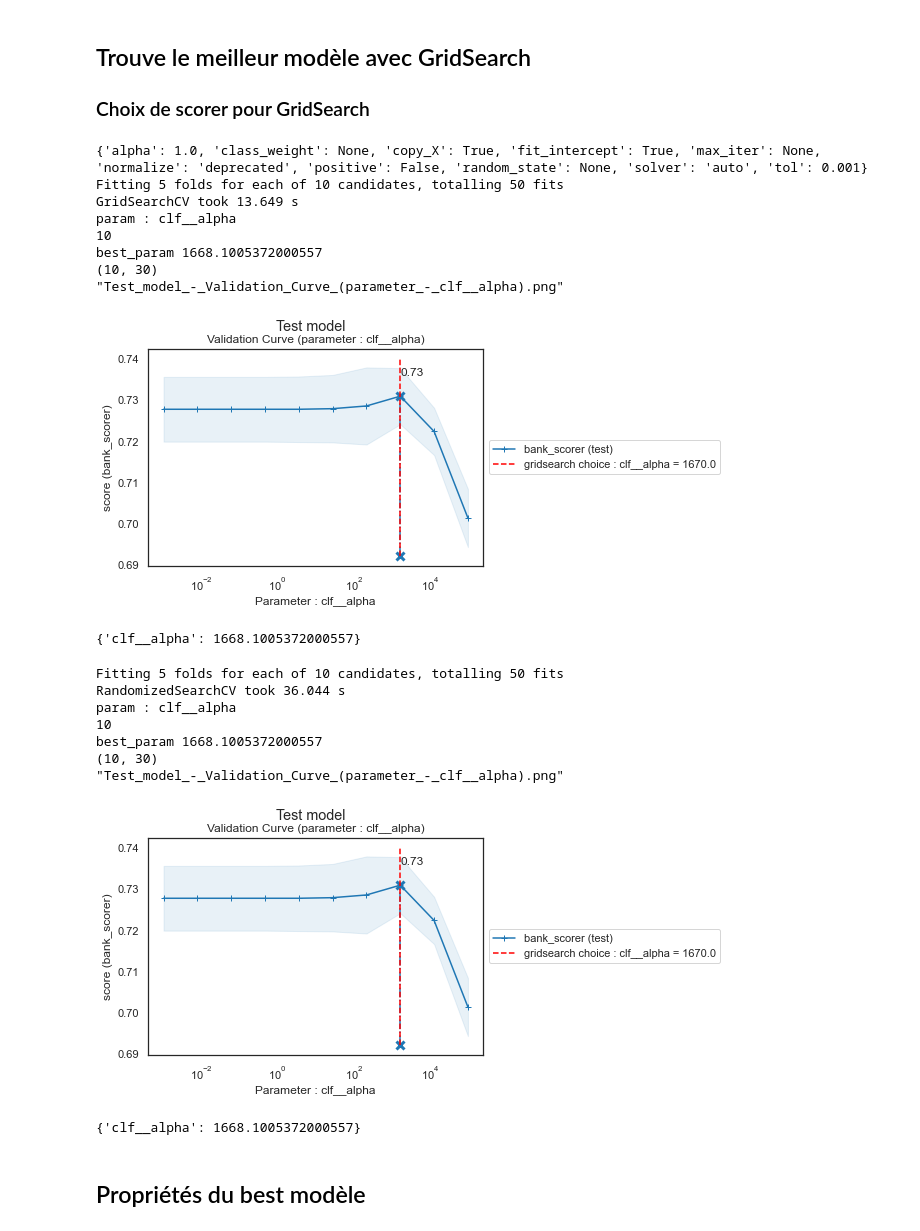
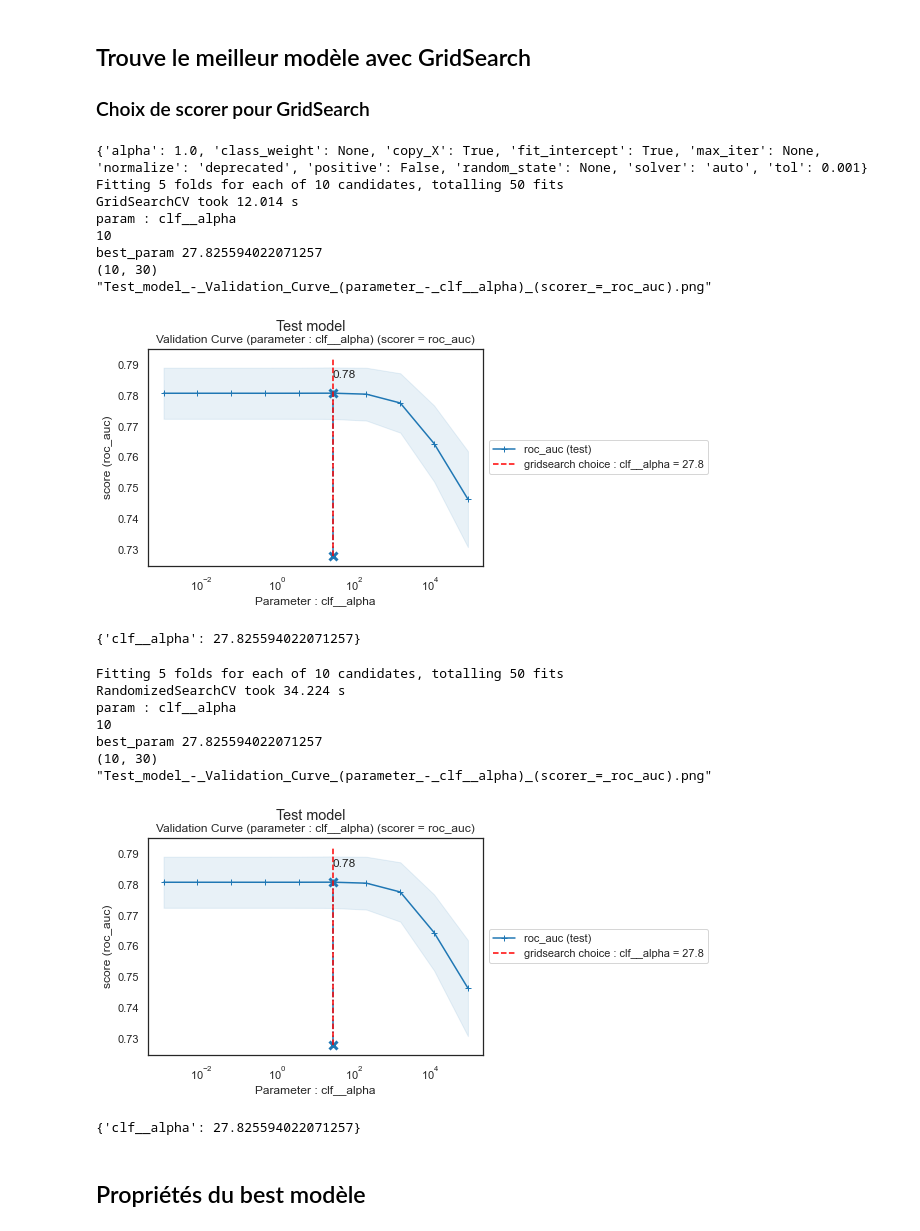
Before and after one commit to mrcreasey/oc-ds-p7-scoring-dashboard, a Jupyter notebook: code/P7_modelisation.ipynb, the cells around one changed output. Drawn from its saved outputs; the diff is of its cells as text; code cells hidden in the pictures.

```diff
--- a/code/P7_modelisation.ipynb
+++ b/code/P7_modelisation.ipynb
@@ -291,8 +291,9 @@ Reduce memory - done in 0s
 ## Create X (fields), y (target)
 # %%
 def create_X_y(df: pd.DataFrame):
+    df=df.set_index('SK_ID_CURR')
     target = df['TARGET'].copy()
-    fields = df.drop(columns=['TARGET', 'SK_ID_CURR'])
+    fields = df.drop(columns=['TARGET'])
     return fields, target
 
 
@@ -983,10 +1010,14 @@ Donc, il faut penaliser les faux positif plus que les faux negatif
 # %%
-def custom_credit_score(y_true_, y_pred_, **kwargs):
+def custom_credit_score(y_true_, y_pred_,
+        tn_profit=1, fp_loss=-0.5, fn_loss=-10, tp_profit=0.2,
+         **kwargs):
     """
     Fonction cout metier
     Penalise les prêts qui ne sont pas repayés (perte plus importante que si on ne prend pas un client bon)
-    (TN - FP - 5*FN)
-
+    (TN - 0.5*FP - 10*FN + 0.2*TP), normalisé entre 0 et 1
+    les arguments tn_profit, fp_loss, fn_loss, tp_profit permet d'ajuster les couts
+     (par exemple, si les couts dépend du taille du prêt, on peut créer des nouveaux scorers basé sur ce scorer)
+     kwargs is ignored - added just to avoid errors if used to replace roc_auc_score with parameter zero_division = 0
     """
     (TN, FP, FN, TP) = metrics.confusion_matrix(y_true_, y_pred_).ravel()
     # TN = [y_true=0 (bon), y_pred=0 (bon)    ] - les bon clients pour lesquels le banque donne un pret
@@ -996,10 +1027,10 @@ def custom_credit_score(y_true_, y_pred_, **kwargs):
 
     # On suppose la valeur des prêts fait ou perdus sont identiques
 
-    valeur_par_pret_fait_bon_client = 1  # tn_profit
-    cout_par_pret_perdu_bon_client = -1  # fp_loss
-    cout_de_donner_un_pret_au_mauvais_payeur = -5  # fn_loss
-    valeur_de_refuser_un_pret_au_mauvais_payeur = 0.2  # tp_profit (meilleur reputation)
+    valeur_par_pret_fait_bon_client = tn_profit
+    cout_par_pret_perdu_bon_client = fp_loss
+    cout_de_donner_un_pret_au_mauvais_payeur = fn_loss
+    valeur_de_refuser_un_pret_au_mauvais_payeur = tp_profit # (meilleur reputation)
 
     profit = (TN * valeur_par_pret_fait_bon_client
               + TP * valeur_de_refuser_un_pret_au_mauvais_payeur)
@@ -1346,6 +1391,7 @@ logx=False, ax=None, figsize=(6,4), errorbars=False):
               label=f'gridsearch choice : {param} = {round_digits(best_param,3)}', linestyle="--", color="red")
 
     plt.xlabel(f'Parameter : {param}')
+    titre =f'Validation Curve (parameter : {param})'
     if is_log_scale(results[param_key].values) or logx:
         plt.xscale('log')
     if len(scorer_keys)> 1:
@@ -1355,9 +1401,10 @@ logx=False, ax=None, figsize=(6,4), errorbars=False):
         plt.ylabel(f'score ({scorer_keys[0]})')
         # plt.legend(loc='best')
         plt.legend(loc='center left', bbox_to_anchor=(1, 0.5))
+        titre += f' (scorer = {scorer_keys[0]})'
     plt.suptitle(f'{model_name}')
-    plt.title(f'Validation Curve (parameter : {param})')
-    to_png(f'{model_name} - Validation Curve (parameter : {param})')
+    plt.title(titre)
+    to_png(f'{model_name} - {titre}')
     plt.show()
 # %%
 # Test
@@ -1425,7 +1472,7 @@ from sklearn.model_selection import GridSearchCV, RandomizedSearchCV
 def search_best_model(model_name, estimator_, param_grid_,
                       x_train_, y_train_,
                       scoring_=CV_SCORERS,
-                      refit_scorer='bank_scorer',
+                      refit_scorer='roc_auc',
                       return_train_score=False,
                       plot_param_grid_curves=False,
                       randomized_search=False,
@@ -1475,47 +1522,47 @@ def search_best_model(model_name, estimator_, param_grid_,
 # %%
 # Test
 from sklearn.linear_model import RidgeClassifier
 print (RidgeClassifier().get_params())
 
 param_grid = {
     # 'clf__class_weight': [None,'balanced'],
     'clf__alpha': np.logspace(-3, 5, 10)
 },
 
 gs = search_best_model('Test model', test_model,
                        param_grid, x_sample, y_sample,
-                       refit_scorer='bank_scorer',
+                       refit_scorer='roc_auc',
                        plot_param_grid_curves=True)
 print(gs.best_params_)
 # %% [output]
 {'alpha': 1.0, 'class_weight': None, 'copy_X': True, 'fit_intercept': True, 'max_iter': None, 'normalize': 'deprecated', 'positive': False, 'random_state': None, 'solver': 'auto', 'tol': 0.001}
 Fitting 5 folds for each of 10 candidates, totalling 50 fits
-GridSearchCV took 13.649 s
+GridSearchCV took 12.014 s
 param : clf__alpha
 10
-best_param 1668.1005372000557
+best_param 27.825594022071257
 (10, 30)
-"Test_model_-_Validation_Curve_(parameter_-_clf__alpha).png"
+"Test_model_-_Validation_Curve_(parameter_-_clf__alpha)_(scorer_=_roc_auc).png"
-[figure, old version]
+[figure, new version]
-{'clf__alpha': 1668.1005372000557}
+{'clf__alpha': 27.825594022071257}
 # %%
 gs = search_best_model('Test model', test_model,
                        param_grid, x_sample, y_sample,
-                       refit_scorer='bank_scorer',
+                       refit_scorer='roc_auc',
                        randomized_search=True,
                        plot_param_grid_curves=True,
                        )
 print(gs.best_params_)
 # %% [output]
 Fitting 5 folds for each of 10 candidates, totalling 50 fits
-RandomizedSearchCV took 36.044 s
+RandomizedSearchCV took 34.224 s
 param : clf__alpha
 10
-best_param 1668.1005372000557
+best_param 27.825594022071257
 (10, 30)
-"Test_model_-_Validation_Curve_(parameter_-_clf__alpha).png"
+"Test_model_-_Validation_Curve_(parameter_-_clf__alpha)_(scorer_=_roc_auc).png"
-[figure, old version]
+[figure, new version]
-{'clf__alpha': 1668.1005372000557}
+{'clf__alpha': 27.825594022071257}
 # %% [markdown]
 ## Propriétés du best modèle
 # %% [markdown]
```
Also changed, not shown: parts of 66 cells of this notebook.
